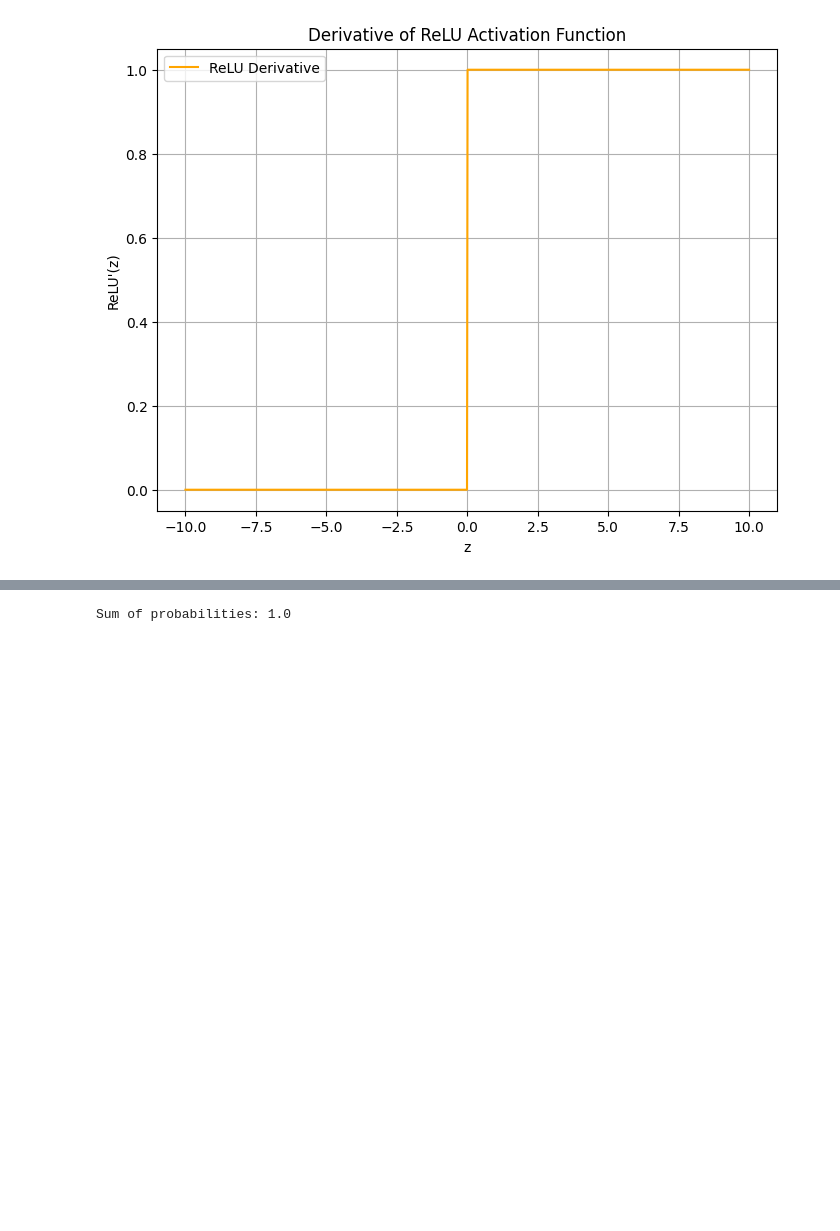
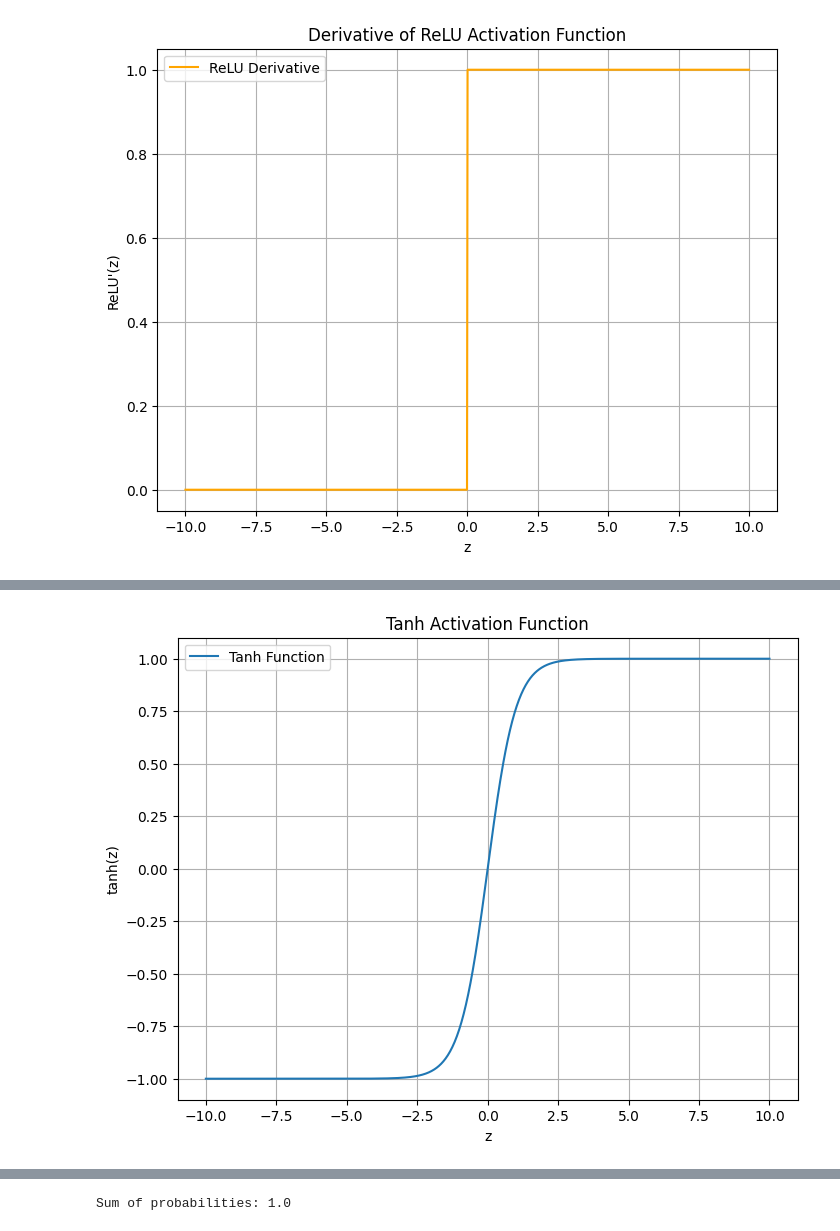
Before and after one commit to dinosaur-oatmeal/MNIST-Walkthrough, a Jupyter notebook: MNIST-Walkthrough.ipynb, the cells around one changed output, grey strips where cells are left out. Drawn from its saved outputs; the diff is of its cells as text; code cells hidden in the pictures; blank space fills up the shorter version.

```diff
--- a/MNIST-Walkthrough.ipynb
+++ b/MNIST-Walkthrough.ipynb
@@ -487,0 +503,27 @@ plt.show()
+# %%
+def tanh(z):
+    """
+    Arguments:
+    z -- numpy array of any shape, input values to the tanh function
+
+    Returns:
+    t -- numpy array of the same shape as z, containing the tanh of each element in z
+    """
+    t = np.tanh(z)
+    return t
+
+# Generate input values for visualization
+z = np.linspace(-10, 10, 1000)
+tanh_z = tanh(z)
+
+# Plot the tanh function
+plt.figure(figsize=(8, 6))
+plt.plot(z, tanh_z, label='Tanh Function')
+plt.title('Tanh Activation Function')
+plt.xlabel('z')
+plt.ylabel('tanh(z)')
+plt.grid(True)
+plt.legend()
+plt.show()
+# %% [output]
+[figure, added]
```
Also changed, not shown: parts of 34 cells of this notebook.
